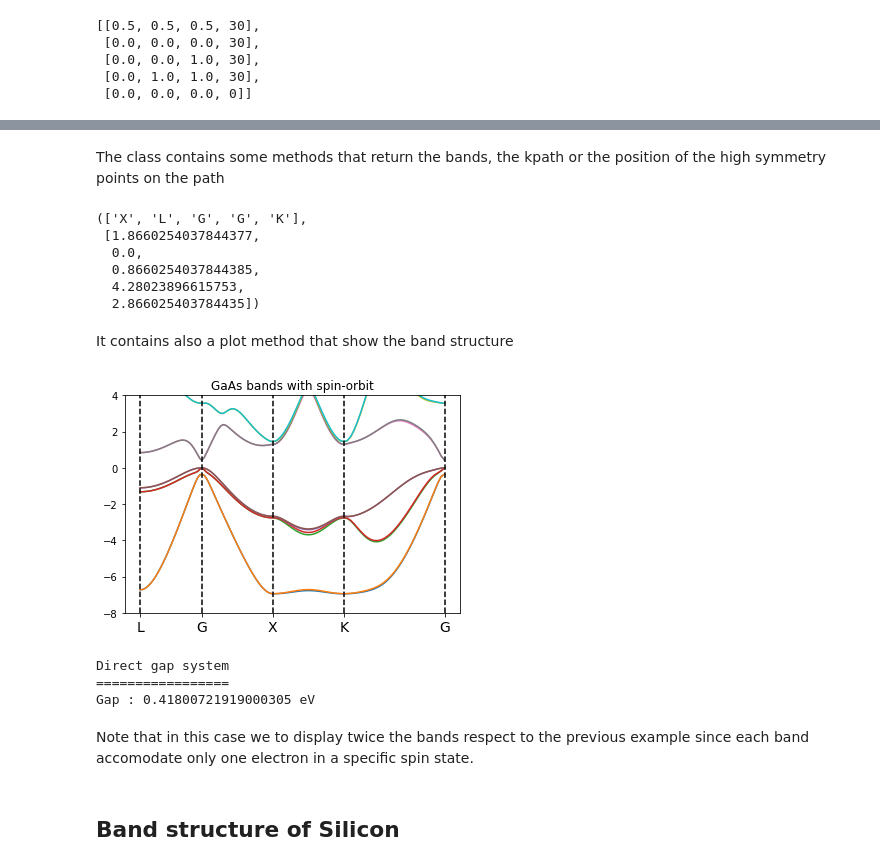
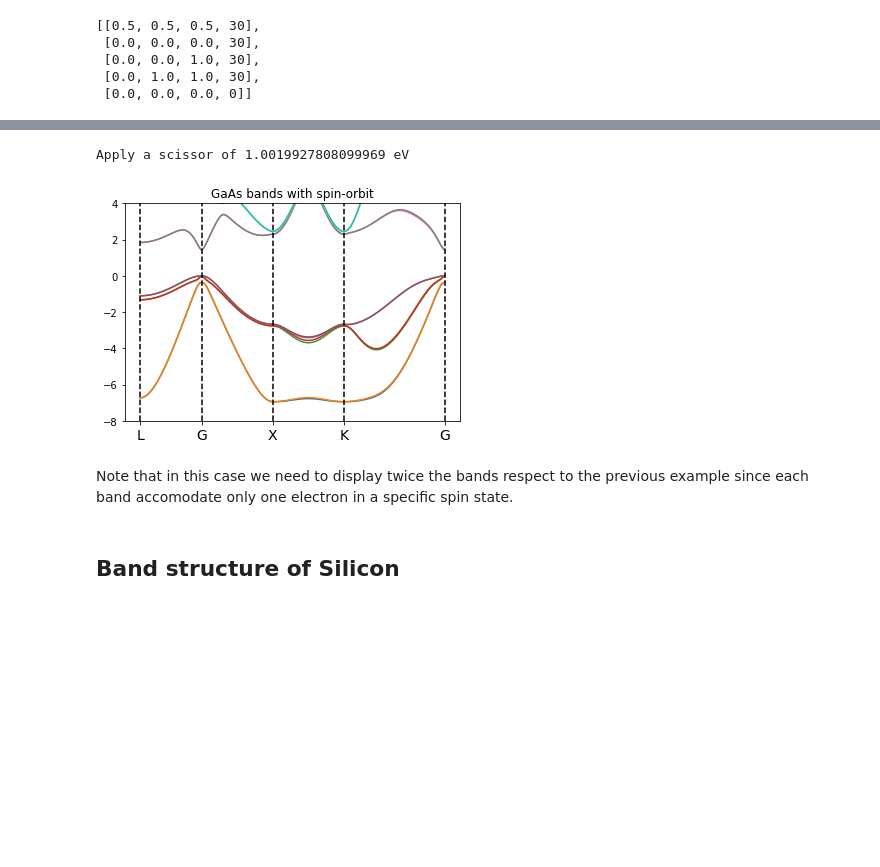
Before and after one commit to marcodalessandro76/MPPI, a Jupyter notebook: sphinx_source/tutorials/Analysis_BandStructure.ipynb, the cells around one changed output, grey strips where cells are left out. Drawn from its saved outputs; the diff is of its cells as text; code cells hidden in the pictures; blank space fills up the shorter version.

```diff
--- a/sphinx_source/tutorials/Analysis_BandStructure.ipynb
+++ b/sphinx_source/tutorials/Analysis_BandStructure.ipynb
@@ -221,5 +182,5 @@ inp.set_prefix(bands_prefix)
 inp.set_kpoints(type='tpiba_b',path=klist)
 #inp
 # %%
-results = code.run(input=inp,run_dir=run_dir,name=bands_prefix,source_dir=os.path.join(run_dir,scf_prefix)+'.save')
+results_gaas_so = code.run(input=inp,run_dir=run_dir,name=bands_prefix,source_dir=os.path.join(run_dir,scf_prefix)+'.save')
 # %% [output]
@@ -233,13 +191,0 @@ bands = U.PwBands(results,high_sym)
-# %% [markdown]
-The class contains some methods that return the bands, the kpath or the position of the high symmetry points on the path
-# %%
-bands.get_high_sym_positions()
-# %% [output]
-(['X', 'L', 'G', 'G', 'K'],
- [1.8660254037844377,
-  0.0,
-  0.8660254037844385,
-  4.28023896615753,
-  2.866025403784435])
-# %% [markdown]
-It contains also a plot method that show the band structure
@@ -248,15 +192,16 @@ import matplotlib.pyplot as plt
+# %%
+bands_gaas_so = U.BandStructure.from_Pw(results_gaas_so,high_sym,set_gap=1.42)
+# %% [output]
+Apply a scissor of 1.0019927808099969 eV
 # %%
 %matplotlib inline
 plt.title('GaAs bands with spin-orbit')
 plt.ylim(-8,4)
-bands.plot(plt,selection=[2,3,4,5,6,7,8,9,10,11],convert_eV=True)
+bands_gaas_so.plot(plt,selection=[2,3,4,5,6,7,8,9,10,11])
 # %% [output]
-[figure, old version]
+[figure, new version]
-Direct gap system
-=================
-Gap : 0.41800721919000305 eV
 # %% [markdown]
-Note that in this case we to display twice the bands respect to the previous example since each band accomodate only one electron in
+Note that in this case we need to display twice the bands respect to the previous example since each band accomodate only one electron in
 a specific spin state.
 # %% [markdown]
 ## Band structure of Silicon
```
Also changed, not shown: parts of 50 cells of this notebook, 13 other files.
